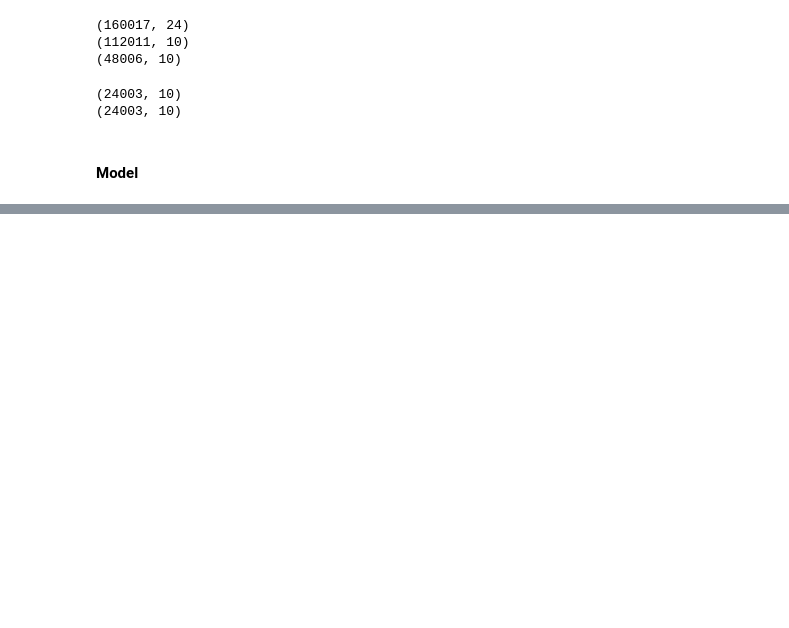
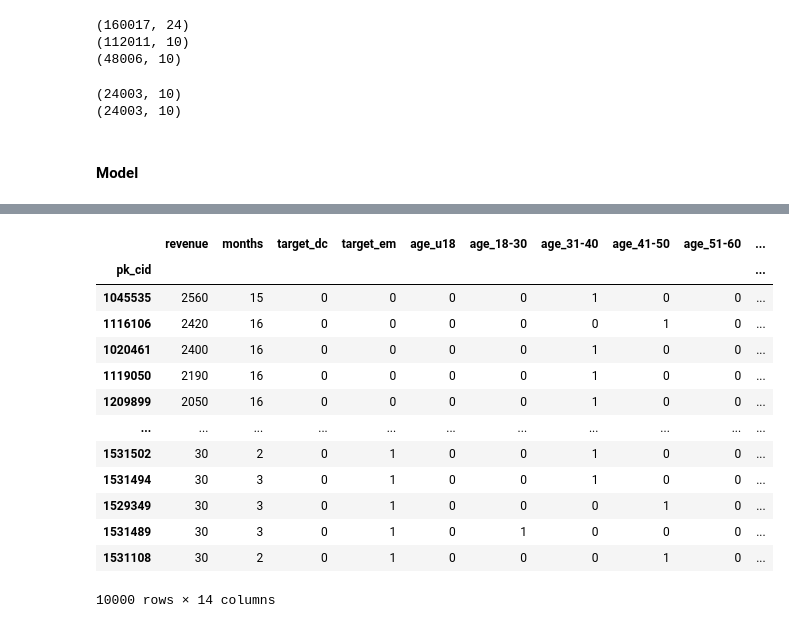
Before and after one commit to aggarcia1996/final_project_adjt, a Jupyter notebook: recommendation_model_javier.ipynb, the cells around one changed output, grey strips where cells are left out. Drawn from its saved outputs; the diff is of its cells as text; code cells hidden in the pictures; blank space fills up the shorter version.

```diff
--- a/recommendation_model_javier.ipynb
+++ b/recommendation_model_javier.ipynb
@@ -483,0 +676,19 @@ print(grid_search_xgb.best_estimator_)
+# %%
+final_10k_proba['recommendation'] = recommendation
+# %%
+final_10k_proba
+# %% [output]
+|  | revenue | months | target_dc | target_em | age_u18 | age_18-30 | age_31-40 | age_41-50 | age_51-60 | ... |
+| pk_cid |  |  |  |  |  |  |  |  |  | ... |
+| 1045535 | 2560 | 15 | 0 | 0 | 0 | 0 | 1 | 0 | 0 | ... |
+| 1116106 | 2420 | 16 | 0 | 0 | 0 | 0 | 0 | 1 | 0 | ... |
+| 1020461 | 2400 | 16 | 0 | 0 | 0 | 0 | 1 | 0 | 0 | ... |
+| 1119050 | 2190 | 16 | 0 | 0 | 0 | 0 | 1 | 0 | 0 | ... |
+| 1209899 | 2050 | 16 | 0 | 0 | 0 | 0 | 1 | 0 | 0 | ... |
+| ... | ... | ... | ... | ... | ... | ... | ... | ... | ... | ... |
+| 1531502 | 30 | 2 | 0 | 1 | 0 | 0 | 1 | 0 | 0 | ... |
+| 1531494 | 30 | 3 | 0 | 1 | 0 | 0 | 1 | 0 | 0 | ... |
+| 1529349 | 30 | 3 | 0 | 1 | 0 | 0 | 0 | 1 | 0 | ... |
+| 1531489 | 30 | 3 | 0 | 1 | 0 | 1 | 0 | 0 | 0 | ... |
+| 1531108 | 30 | 2 | 0 | 1 | 0 | 0 | 0 | 1 | 0 | ... |
+10000 rows × 14 columns
```
Also changed, not shown: parts of 30 cells of this notebook.
